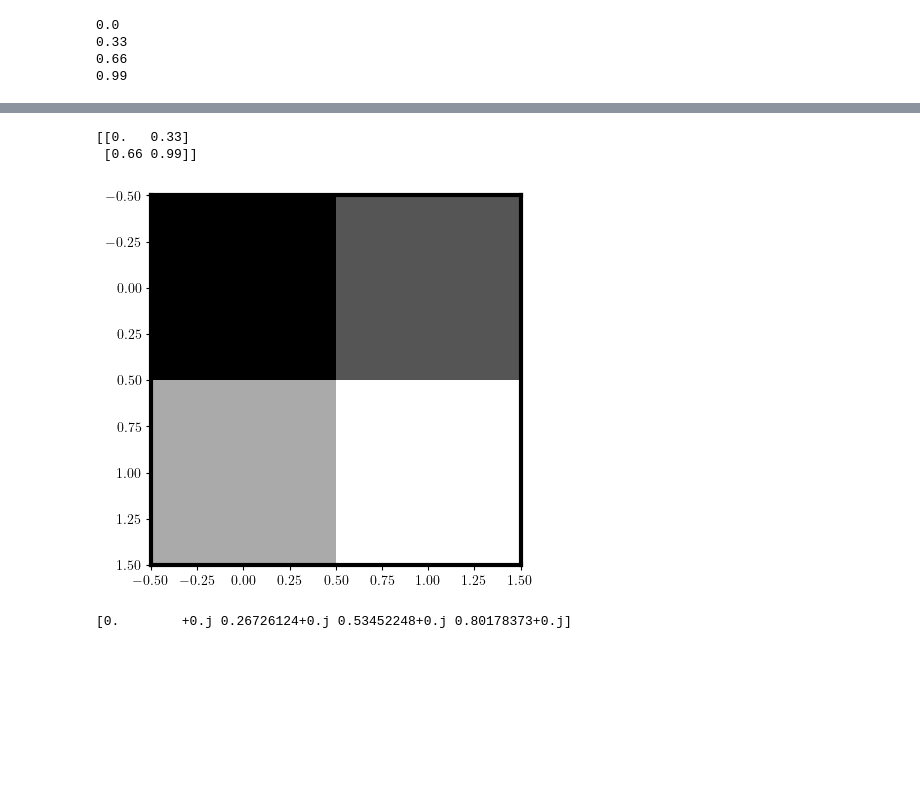
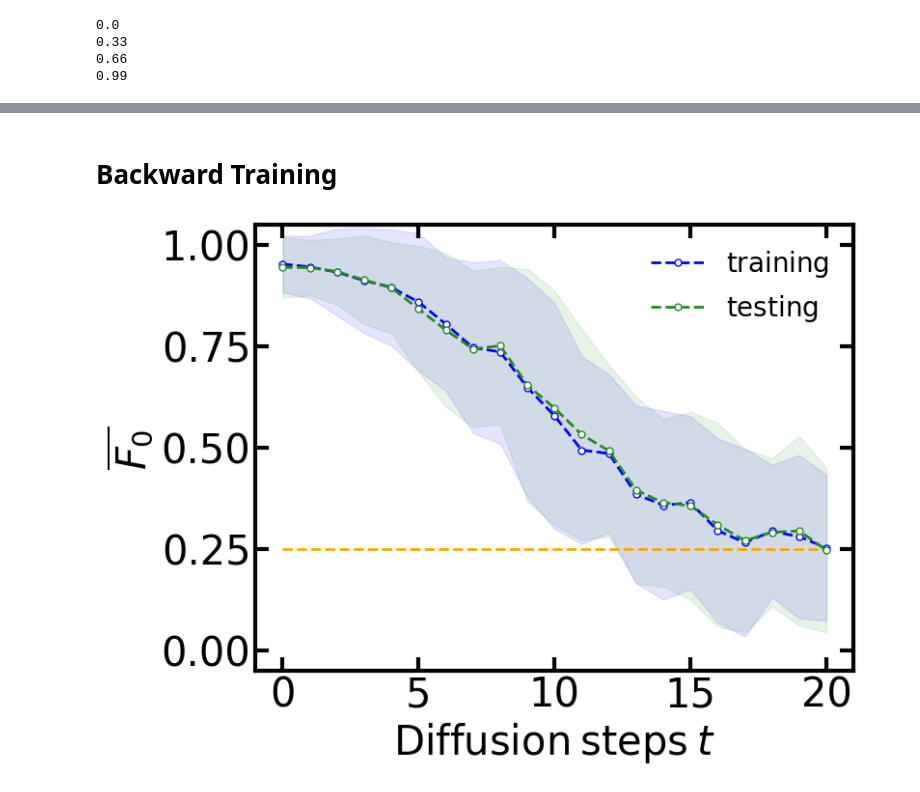
Before and after one commit to Neben5/QuantGenMdl, a Jupyter notebook: two_by_two_image.ipynb, the cells around one changed output, grey strips where cells are left out. Saved outputs shown, nothing was run; the diff lists cells and outputs as text; code cells hidden in the pictures; blank space fills up the shorter version.

Commit message:
working backwards processes

```diff
--- a/two_by_two_image.ipynb
+++ b/two_by_two_image.ipynb
@@ -221,13 +195,2 @@ Step 2000, loss: tensor(0.0983, grad_fn=<SubBackward0>), time elapsed: 20.894116
-# %%
-values = np.array([pixelValues[0:2], pixelValues[2:4]])
-print(values)
-normalized = ie.normalize(values)
-plt.imshow(values, cmap='grey', interpolation='nearest')
-plt.show()
-normalized = normalized.ravel() + 0j*np.zeros(4)
-print(normalized)
-# %% [output]
-[[0.   0.33]
- [0.66 0.99]]
-[figure, removed]
-[0.        +0.j 0.26726124+0.j 0.53452248+0.j 0.80178373+0.j]
+# %% [markdown]
+# Backward Training
@@ -233,0 +271,37 @@ print(normalized)
+# %%
+# plot the performance of training
+n, na = 2, 1
+T = 20
+L = 6
+Ndata = 100
+# states_diff = np.load('data/cluster/n2/cluster0Diff_n2T20_N1000.npy')
+states_train = np.load('data/cluster/n2/QDDPMcluster0trainGen_n2na1T20L6_mmd.npy')
+states_test = np.load('data/cluster/n2/QDDPMcluster0testGen_n2na1T20L6_mmd.npy')
+
+F0_train = np.abs(states_train[:, :, 0])**2
+F0_test = np.abs(states_test[:, :, 0])**2
+# F0_diff = np.abs(states_diff[:, :Ndata, 0])**2
+
+fig, ax = plt.subplots(figsize=(8, 6))
+# ax.plot(range(T+1), np.mean(F0_diff, axis=1), 'o--', markersize=5, mfc='white', lw=2, c='r',
+            # zorder=5, label=r'$\rm diffusion$')
+ax.plot(range(T+1), 0.25*np.ones(T+1), '--', lw=2, c='orange')
+
+ax.plot(range(T+1), np.mean(F0_train, axis=1), 'o--', markersize=5, mfc='white', lw=2, c='b',
+            zorder=5, label=r'$\rm training$')
+ax.fill_between(range(T+1), np.mean(F0_train, axis=1)-np.std(F0_train, axis=1),
+                    np.mean(F0_train, axis=1)+np.std(F0_train, axis=1), color='b', alpha=0.1)
+
+ax.plot(range(T+1), np.mean(F0_test, axis=1), 'o--', markersize=5, mfc='white', lw=2, c='forestgreen',
+            zorder=5, label=r'$\rm testing$')
+ax.fill_between(range(T+1), np.mean(F0_test, axis=1)-np.std(F0_test, axis=1),
+                    np.mean(F0_test, axis=1)+np.std(F0_test, axis=1), color='forestgreen', alpha=0.1)
+
+ax.legend(fontsize=20, framealpha=0)
+ax.set_ylim(-0.05, 1.05)
+ax.set_xticks(np.arange(0, T+1, 5))
+ax.set_xlabel(r'${\rm Diffusion\:steps}\:t$', fontsize=30)
+ax.set_ylabel(r'$\overline{F_0}$', fontsize=30)
+ax.tick_params(direction='in', length=10, width=3, top='on', right='on', labelsize=30)
+# %% [output]
+[figure, added]
```
Also changed, not shown: parts of 11 cells of this notebook, 1 other file.
